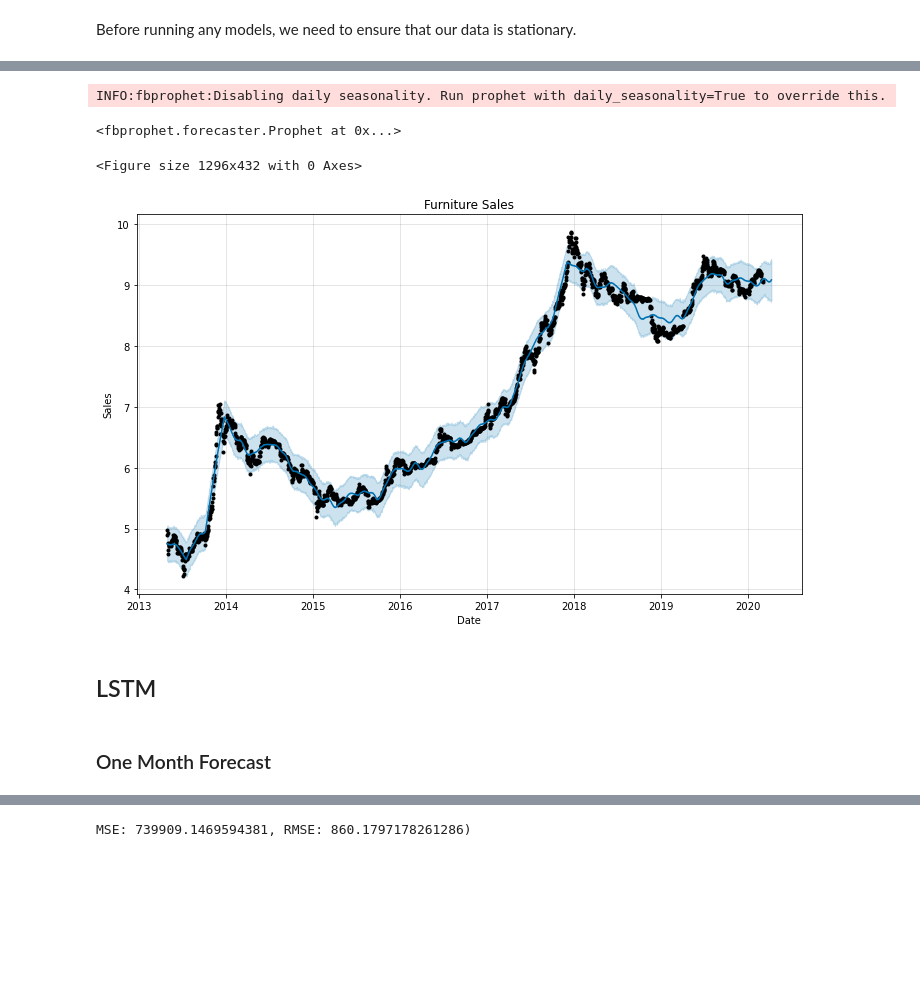
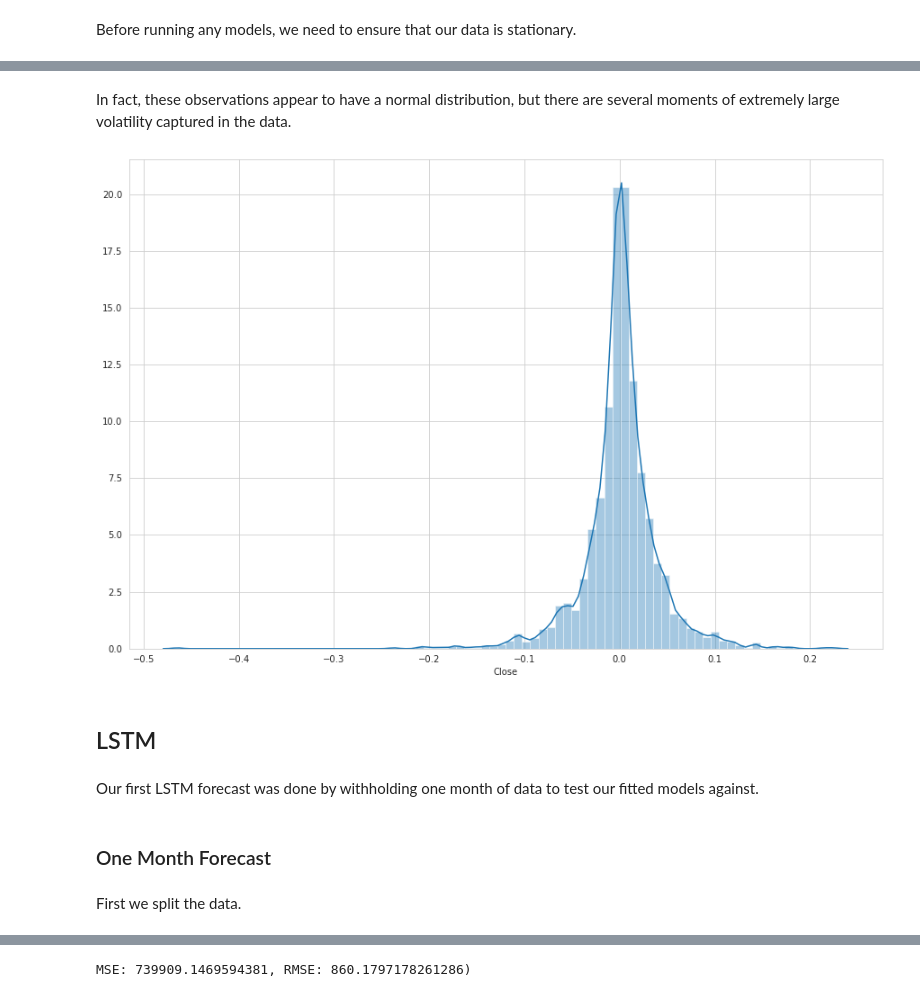
Before and after one commit to rajeevpanwar/Bitcoin-Heist-of-the-Century, a Jupyter notebook: bitcoin_lstm.ipynb, the cells around one changed output, grey strips where cells are left out. Saved outputs shown, nothing was run; the diff lists cells and outputs as text; code cells hidden in the pictures; blank space fills up the shorter version.

Commit message:
finished lstm notebook

```diff
--- a/bitcoin_lstm.ipynb
+++ b/bitcoin_lstm.ipynb
@@ -106,3 +96,0 @@ dtype: float64
-# %%
-rcParams['figure.figsize'] = 18, 13
-plot_pacf(btc_log, alpha=.05, lags=7*12)
@@ -305,9 +96,0 @@ df
-# %%
-from fbprophet import Prophet
-furniture = df
-furniture = furniture.rename(columns={'Date': 'ds', 'Close': 'y'})
-furniture_model = Prophet(interval_width=0.95)
-furniture_model.fit(furniture)
-# %% [output]
-INFO:fbprophet:Disabling daily seasonality. Run prophet with daily_seasonality=True to override this.
-<fbprophet.forecaster.Prophet at 0x...>
@@ -317,13 +97,18 @@ furniture_forecast = furniture_model.predict(furniture_forecast)
-# %%
-plt.figure(figsize=(18, 6))
-furniture_model.plot(furniture_forecast, xlabel = 'Date', ylabel = 'Sales')
-plt.title('Furniture Sales');
-# %% [output]
-<Figure size 1296x432 with 0 Axes>
-[figure, removed]
+# %% [markdown]
+In fact, these observations appear to have a normal distribution, but there are several moments of extremely large volatility captured in the data.
+# %%
+plt.figure(figsize=(15,10))
+sns.distplot(btc_diff["Close"], bins=80)
+plt.show()
+# %% [output]
+[figure, added]
 # %% [markdown]
 ## LSTM
+# %% [markdown]
+Our first LSTM forecast was done by withholding one month of data to test our fitted models against.
 # %% [markdown]
 ### One Month Forecast
+# %% [markdown]
+First we split the data.
 # %%
 btc_train, btc_test = btc[:"2020-04-04"], btc["2020-04-05":]
```
Also changed, not shown: parts of 53 cells of this notebook, 2 other files.
